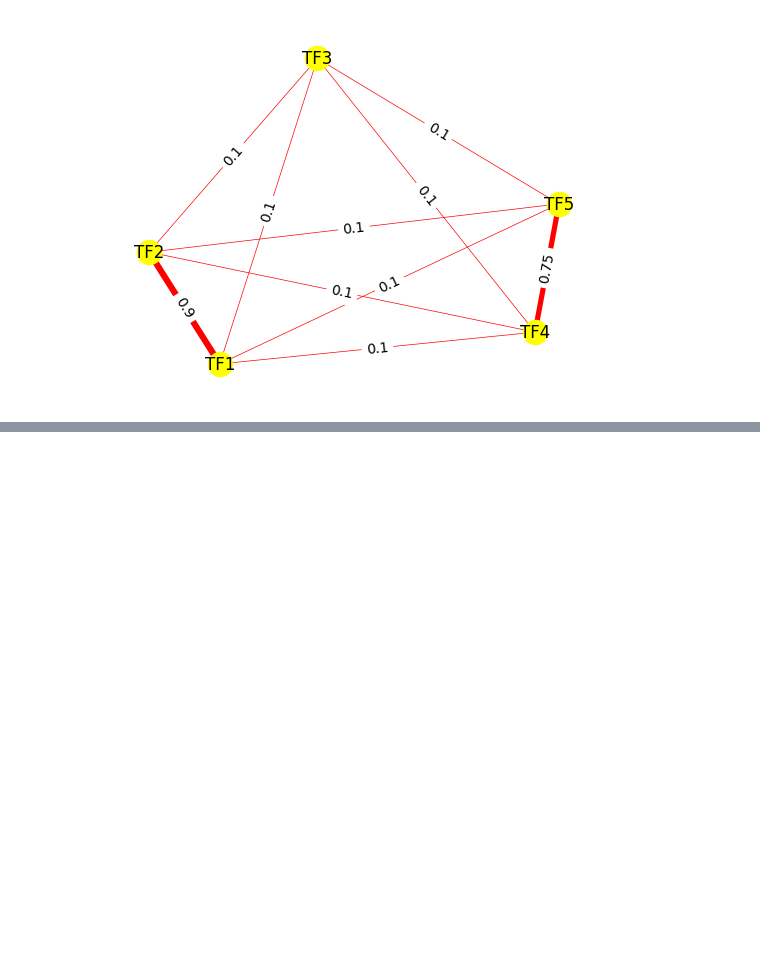
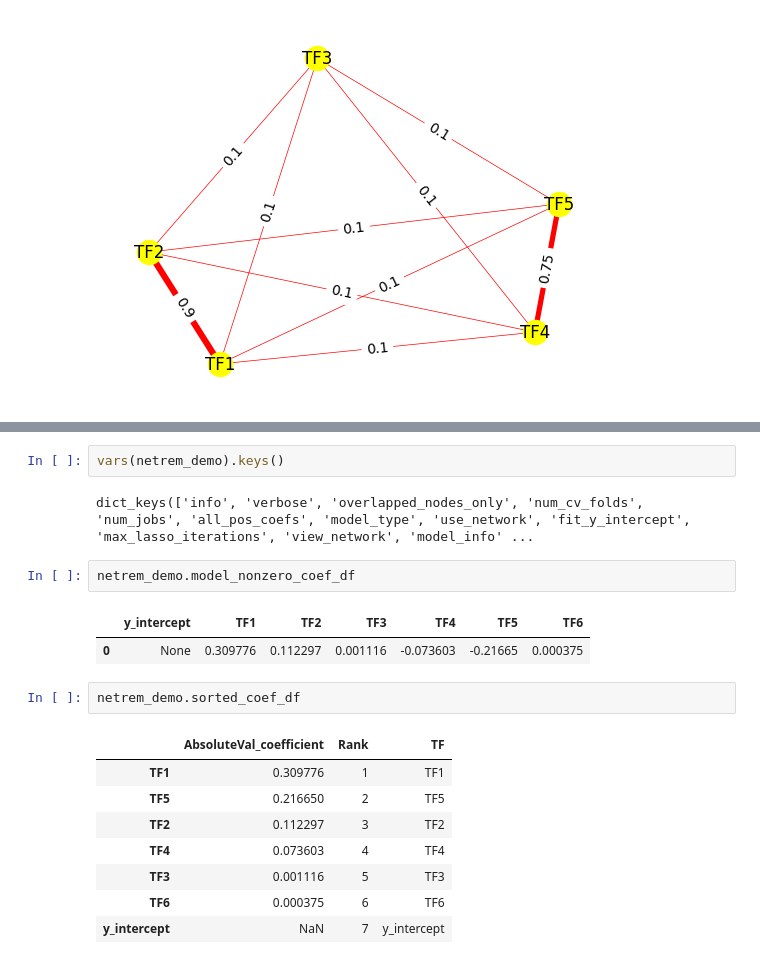
Before and after one commit to SaniyaKhullar/NetREm, a Jupyter notebook: code/Untitled.ipynb, the cells around one changed output, grey strips where cells are left out. Drawn from its saved outputs; the diff is of its cells as text; blank space fills up the shorter version.

```diff
--- a/code/Untitled.ipynb
+++ b/code/Untitled.ipynb
@@ -87,0 +100,20 @@ Please note that the testing Mean Square Error (MSE) is 0.10939471847175698
+# %%
+vars(netrem_demo).keys()
+# %% [output]
+dict_keys(['info', 'verbose', 'overlapped_nodes_only', 'num_cv_folds', 'num_jobs', 'all_pos_coefs', 'model_type', 'use_network', 'fit_y_intercept', 'max_lasso_iterations', 'view_network', 'model_info' ...
+# %%
+netrem_demo.model_nonzero_coef_df
+# %% [output]
+|  | y_intercept | TF1 | TF2 | TF3 | TF4 | TF5 | TF6 |
+| 0 | None | 0.309776 | 0.112297 | 0.001116 | -0.073603 | -0.21665 | 0.000375 |
+# %%
+netrem_demo.sorted_coef_df
+# %% [output]
+|  | AbsoluteVal_coefficient | Rank | TF |
+| TF1 | 0.309776 | 1 | TF1 |
+| TF5 | 0.216650 | 2 | TF5 |
+| TF2 | 0.112297 | 3 | TF2 |
+| TF4 | 0.073603 | 4 | TF4 |
+| TF3 | 0.001116 | 5 | TF3 |
+| TF6 | 0.000375 | 6 | TF6 |
+| y_intercept | NaN | 7 | y_intercept |
```
Also changed, not shown: parts of 5 cells of this notebook, 1 other file.
